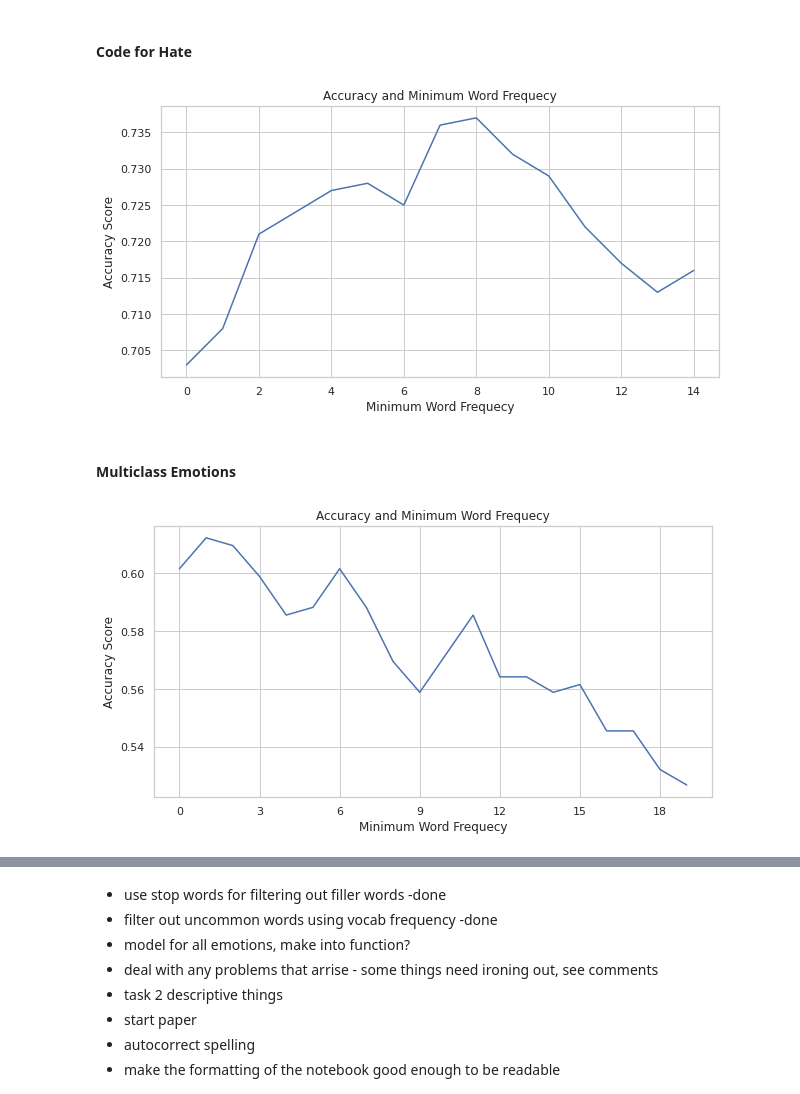
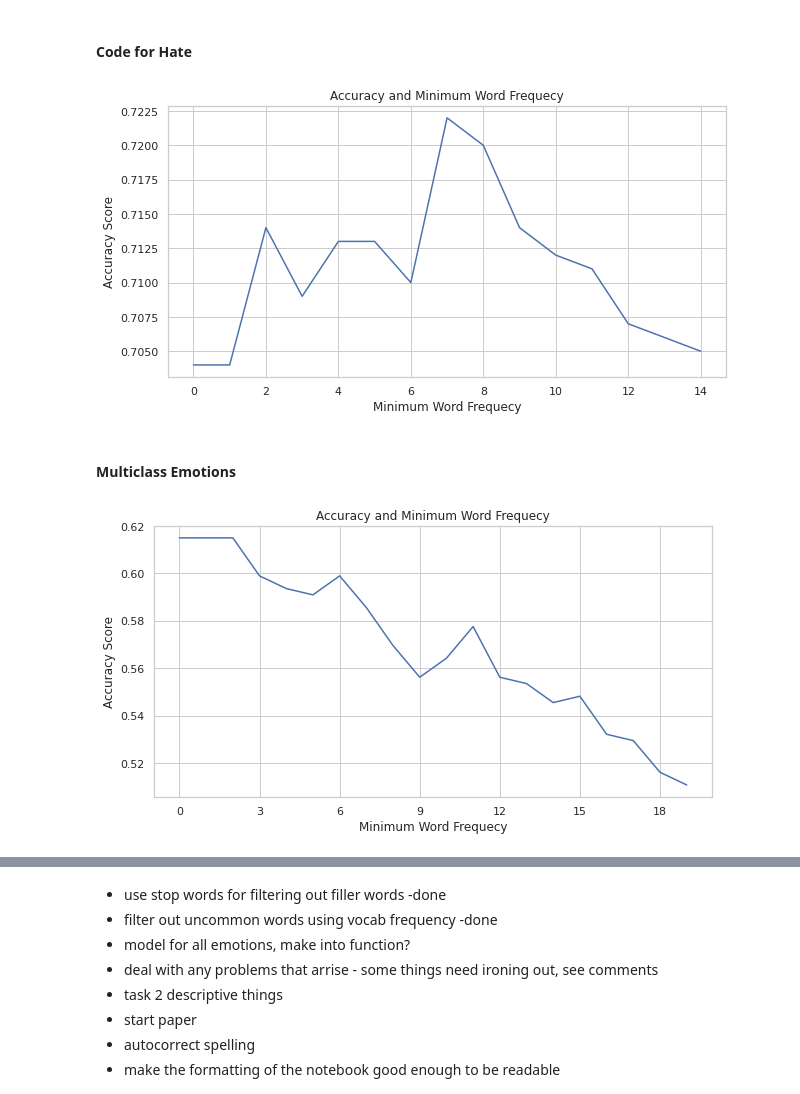
Before and after one commit to jonas-mika/twitter-hatespeech-detection, a Jupyter notebook: notebooks/project4.ipynb, the cells around one changed output, grey strips where cells are left out. Drawn from its saved outputs; the diff is of its cells as text; code cells hidden in the pictures.

```diff
--- a/notebooks/project4.ipynb
+++ b/notebooks/project4.ipynb
@@ -751,16 +775,19 @@ True
 # %%
 def dummy(doc):
     return doc
-def MNB_text_format(dataset,tokenised,train=False):
-    """formats the data into a format that is readable by the MNB model"""
+def text_format(dataset,tokenised,tvt="val"):
+    """formats the data into a format that is readable by the models"""
     cv = CountVectorizer(tokenizer=dummy, preprocessor=dummy)
-    cv.fit(DATA["processed"][dataset]["val_text"])#fit to the test vocab###############################figure out why val here
-    if train==True:
+    #cv.fit(DATA["processed"][dataset]["train_text"])#fit to the test vocab###############################figure out why val here
+    cv.fit(DATA["processed"][dataset]["train_text"])
+    if tvt=="train":
+        #cv.fit(DATA["processed"][dataset]["val_text"])
         X_train_counts = cv.transform(DATA["processed"][dataset]["train_text"])
         #tfidf_transformer = TfidfTransformer()
         #fitted_transform=tfidf_transformer.fit(X_train_counts)#fit to the test vocab
         #X_tfidf = fitted_transform.transform(X_train_counts)
-    elif train==False:
+    else:
+        #cv.fit(DATA["processed"][dataset][f"{tvt}_text"])
         X_train_counts = cv.transform(tokenised)
         #X_tfidf = fitted_transform.transform(X_train_counts)# read into what this does
     return X_train_counts#X_tfidf
@@ -778,17 +809,18 @@ def remove_stop_uncommon(tokenised,min_frequency,vocab):
 # %%
-def bag_of_words_accuracy(Dataset,min_frequency,v_or_t="val"):
+def model_accuracy(Dataset,min_frequency,model,v_or_t="val"):
     """takes cleaned and tokensed data and returns accuracy score of the model"""
-    if v_or_t!="val":
+    if v_or_t !="val":
         v_or_t="test"
         print("warning! you are using the test data")
-    prediction = clf.predict(MNB_text_format(Dataset,remove_stop_uncommon(DATA["processed"][Dataset][f"{v_or_t}_text"],min_frequency,VOCABULARY[Dataset])))
+    prediction = model.predict(text_format(Dataset,remove_stop_uncommon(DATA["processed"][Dataset][f"{v_or_t}_text"],min_frequency,VOCABULARY[Dataset]),tvt=v_or_t))
     actual = DATA["processed"][Dataset][f"{v_or_t}_labels"]
     return accuracy_score(actual, prediction)
 # %%
-def plot_accuracy(max_vocab,Dataset):
+
+def plot_accuracy(max_vocab,Dataset,model):
     accuracies=[]
     for i in range (max_vocab):
-        accuracies.append(bag_of_words_accuracy(Dataset,i))
+        accuracies.append(model_accuracy(Dataset,i,model))
     ax = plt.figure(figsize=(10,5)).gca()
     ax.xaxis.set_major_locator(MaxNLocator(integer=True))
     ax.plot([x for x in range (max_vocab)],accuracies)
@@ -807,13 +839,13 @@ def plot_accuracy(max_vocab,Dataset):
 #    break
 # %%
 #fitting data
-clf = MultinomialNB(alpha=0.).fit(MNB_text_format ("hate",
-remove_stop_uncommon(DATA["processed"]["hate"]["train_text"],1,VOCABULARY['hate']),train=True),
+clf = MultinomialNB(alpha=0.).fit(text_format ("hate",
+remove_stop_uncommon(DATA["processed"]["hate"]["train_text"],1,VOCABULARY['hate']),tvt="train"),
 DATA['processed']['hate']['train_labels'])
 # %%
-plot_accuracy(15,"hate")#takes a while to run be here we see that a min freq val of 8 is best, this also holds up to 100 and we can assume it holds above 100
+plot_accuracy(15,"hate",clf)#takes a while to run be here we see that a min freq val of 8 is best, this also holds up to 100 and we can assume it holds above 100
 # %% [output]
-[figure, old version]
+[figure, new version]
 # %% [markdown]
 #### Multiclass Emotions
 # %%
@@ -823,6 +855,6 @@ remove_stop_uncommon(DATA["processed"]["emotion"]["train_text"],0,VOCABULARY['em
 DATA['processed']['emotion']['train_labels'])
 # %%
-plot_accuracy(20,"emotion")#1 seems best here
+plot_accuracy(20,"emotion",clf)#1 seems best here
 # %% [output]
-[figure, old version]
+[figure, new version]
 # %%
```
Also changed, not shown: parts of 19 cells of this notebook.
